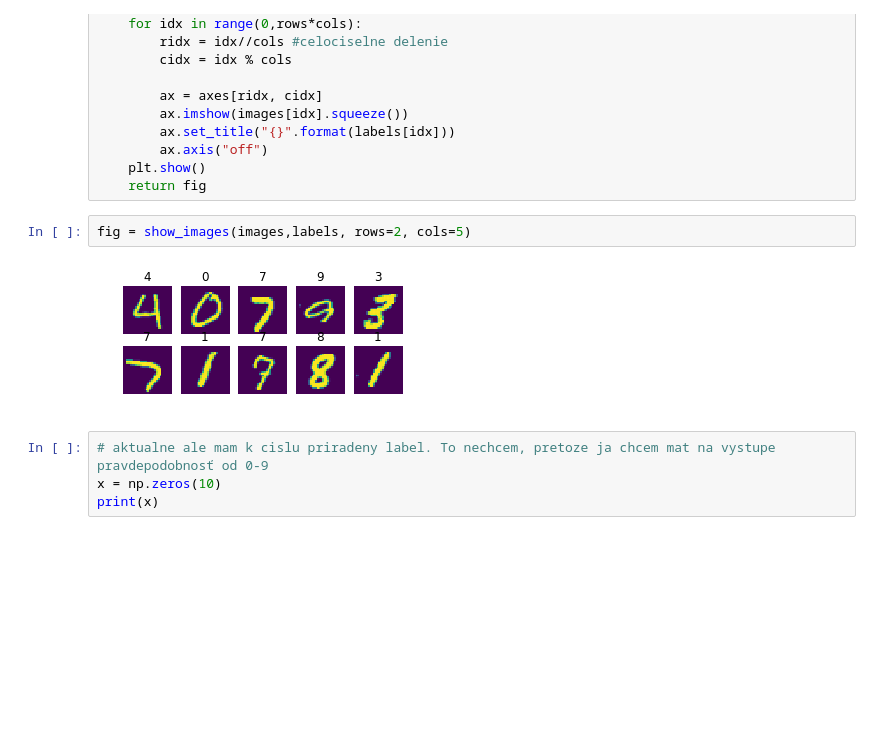
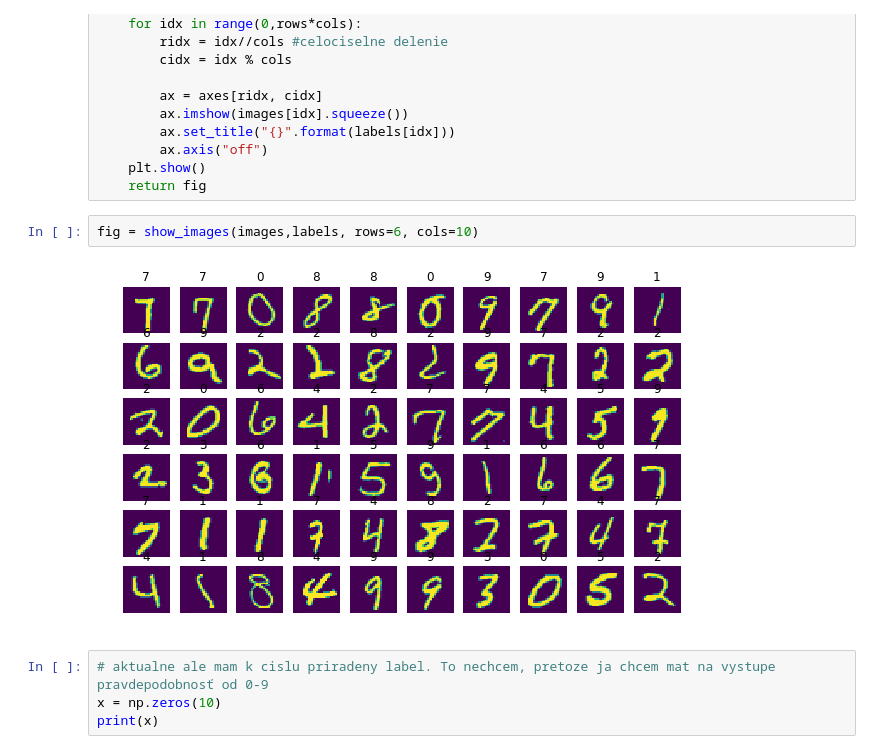
Before and after one commit to livi83/MNIST, a Jupyter notebook: projekt.ipynb, the cells around one changed output. Drawn from its saved outputs; the diff is of its cells as text; blank space fills up the shorter version.

```diff
--- a/projekt.ipynb
+++ b/projekt.ipynb
@@ -127,9 +125,9 @@ def show_images(images, labels, rows,cols):
     plt.show()
     return fig
 # %%
-fig = show_images(images,labels, rows=2, cols=5)
+fig = show_images(images,labels, rows=6, cols=10)
 # %% [output]
-[figure, old version]
+[figure, new version]
 # %%
 # aktualne ale mam k cislu priradeny label. To nechcem, pretoze ja chcem mat na vystupe pravdepodobnosť od 0-9
 x = np.zeros(10)
```
Also changed, not shown: parts of 12 cells of this notebook.
